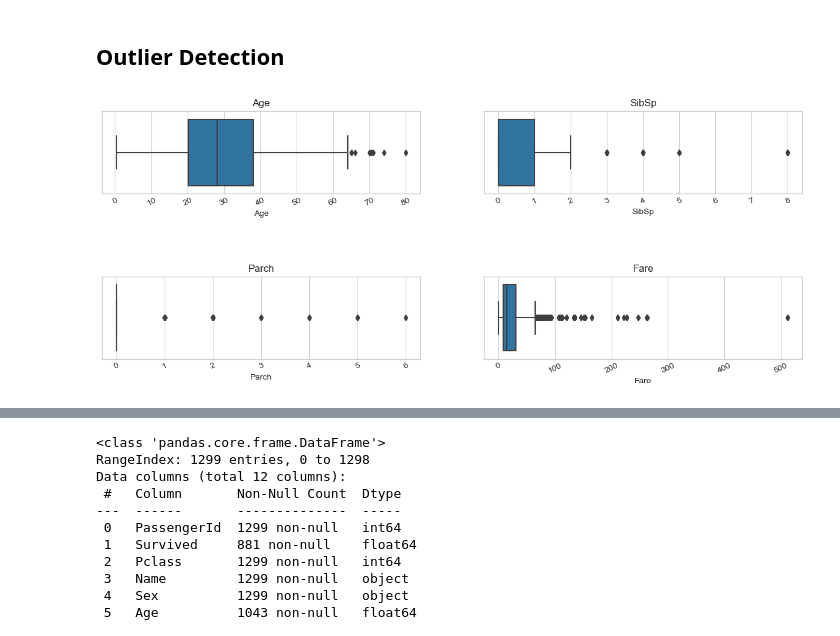
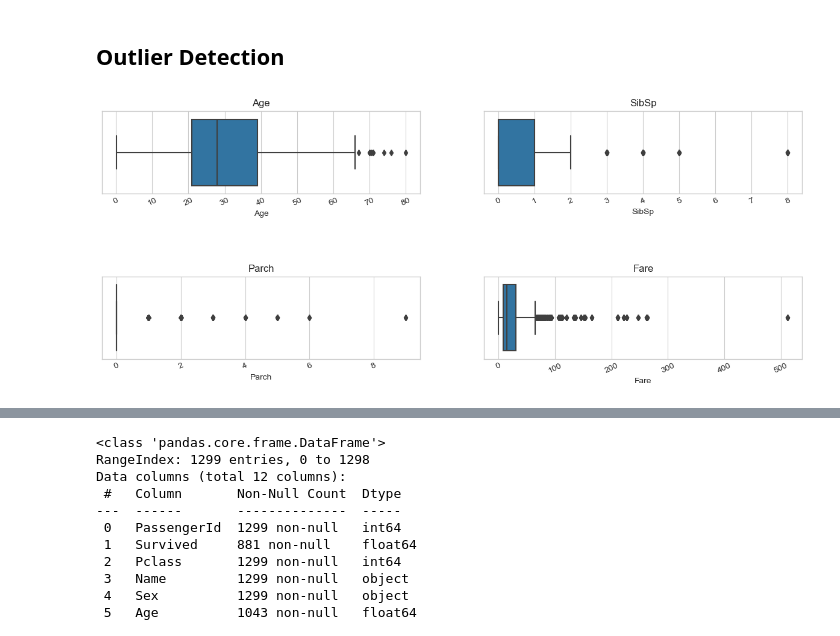
Before and after one commit to PaphobGun/ml-titanic, a Jupyter notebook: Titanic.ipynb, the cells around one changed output, grey strips where cells are left out. Saved outputs shown, nothing was run; the diff lists cells and outputs as text; code cells hidden in the pictures.

```diff
--- a/Titanic.ipynb
+++ b/Titanic.ipynb
@@ -105,0 +125,3 @@ train.head()
+# %%
+# Full dataset
+df = pd.concat([train, test], axis=0).reset_index(drop=True)
@@ -117,9 +161,9 @@ def plot_boxplot(df, features, cols=2, width=20, height=15, hspace=0.4, wspace=0
         plt.xticks(rotation=25)
 # %%
 # Visualize numerical features to detect outliers
-plot_boxplot(train, ['Age', 'SibSp', 'Parch', 'Fare'], width=15, height=20, hspace=1, wspace=0.2)
+plot_boxplot(df, ['Age', 'SibSp', 'Parch', 'Fare'], width=15, height=20, hspace=1, wspace=0.2)
 # %% [output]
-[figure, old version]
+[figure, new version]
 # %%
 def detect_outliers(df,features,n):
     outlier_indices = []
```
Also changed, not shown: parts of 69 cells of this notebook, 3 other files.
